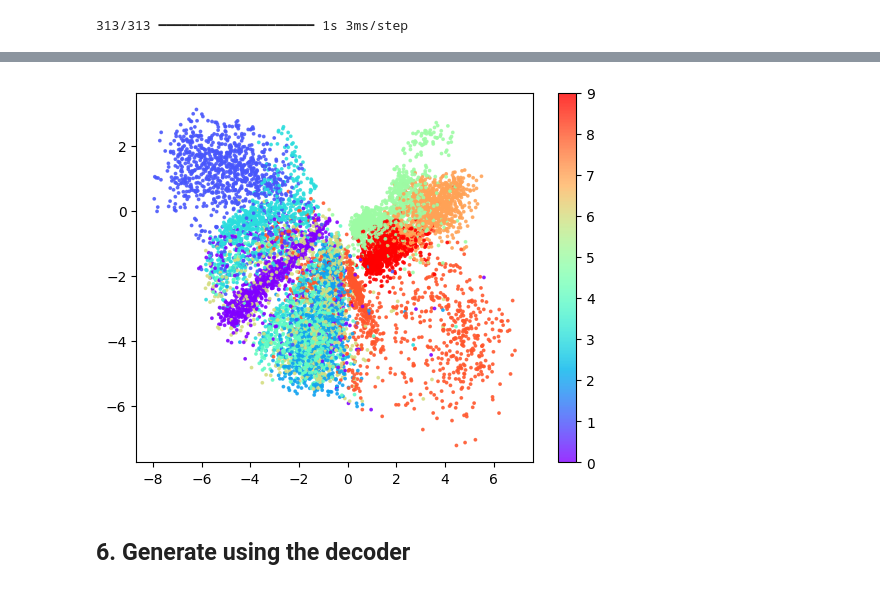
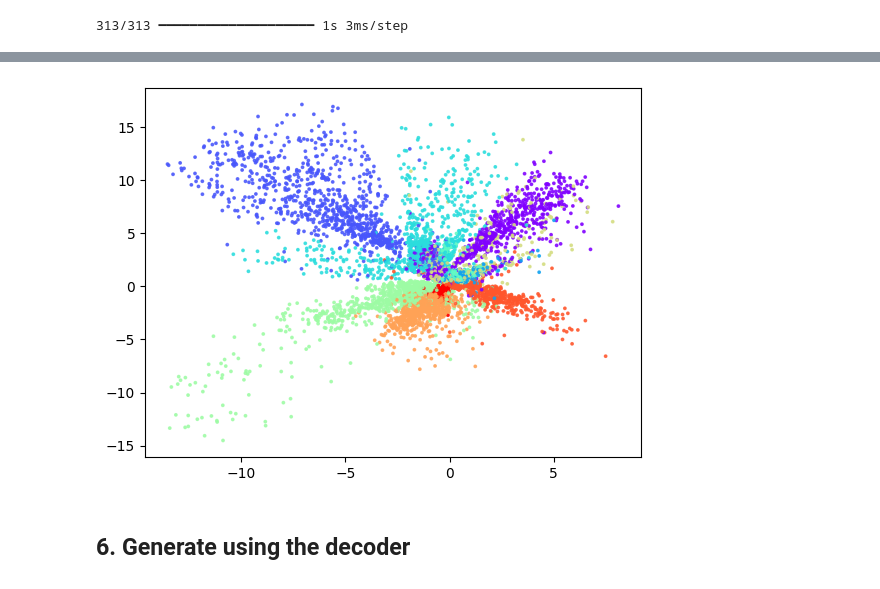
Before and after one commit to sadatrafsanjani/generative-ai, a Jupyter notebook: 1-autoencoder.ipynb, the cells around one changed output, grey strips where cells are left out. Drawn from its saved outputs; the diff is of its cells as text; code cells hidden in the pictures.

```diff
--- a/1-autoencoder.ipynb
+++ b/1-autoencoder.ipynb
@@ -90,7 +58,9 @@ encoder_input = layers.Input(shape=(IMAGE_SIZE, IMAGE_SIZE, CHANNELS), name="enc
 x = layers.Conv2D(32, (3, 3), strides=2, activation="relu", padding="same")(encoder_input)
 x = layers.Conv2D(64, (3, 3), strides=2, activation="relu", padding="same")(x)
 x = layers.Conv2D(128, (3, 3), strides=2, activation="relu", padding="same")(x)
-shape_before_flattening = x.shape[1:]
+x = layers.Conv2D(256, (3, 3), strides=2, activation="relu", padding="same")(x)
+x = layers.Conv2D(512, (3, 3), strides=2, activation="relu", padding="same")(x)
+shape = x.shape[1:]
 
 x = layers.Flatten()(x)
 encoder_output = layers.Dense(EMBEDDING_DIM, name="encoder_output")(x)
@@ -102,8 +72,10 @@ I0000 00:00:1793642910.474184     900 gpu_device.cc:2020] Created device /job:lo
 # %%
 # Decoder
 decoder_input = layers.Input(shape=(EMBEDDING_DIM,), name="decoder_input")
-x = layers.Dense(int(np.prod(shape_before_flattening)))(decoder_input)
-x = layers.Reshape(shape_before_flattening)(x)
+x = layers.Dense(int(np.prod(shape)))(decoder_input)
+x = layers.Reshape(shape)(x)
+x = layers.Conv2DTranspose(512, (3, 3), strides=2, activation="relu", padding="same")(x)
+x = layers.Conv2DTranspose(256, (3, 3), strides=2, activation="relu", padding="same")(x)
 x = layers.Conv2DTranspose(128, (3, 3), strides=2, activation="relu", padding="same")(x)
 x = layers.Conv2DTranspose(64, (3, 3), strides=2, activation="relu", padding="same")(x)
 x = layers.Conv2DTranspose(32, (3, 3), strides=2, activation="relu", padding="same")(x)
@@ -118,23 +90,7 @@ autoencoder = models.Model(encoder_input, decoder(encoder_output))
 # %%
 autoencoder.compile(optimizer="adam", loss="binary_crossentropy")
 # %%
-model_checkpoint_callback = callbacks.ModelCheckpoint(
-    filepath="autoencoder.keras",
-    save_weights_only=False,
-    save_freq="epoch",
-    monitor="loss",
-    mode="min",
-    save_best_only=True,
-    verbose=1
-)
+callback = callbacks.ModelCheckpoint(filepath="autoencoder.keras", save_weights_only=False, save_freq="epoch", monitor="loss", mode="min", save_best_only=True, verbose=1)
 # %%
-autoencoder.fit(
-    x_train,
-    x_train,
-    epochs=EPOCHS,
-    batch_size=BATCH_SIZE,
-    shuffle=True,
-    validation_data=(x_test, x_test),
-    callbacks=[model_checkpoint_callback, tensorboard_callback]
-)
+autoencoder.fit(x_train, x_train, epochs=EPOCHS, batch_size=BATCH_SIZE, shuffle=True, validation_data=(x_test, x_test), callbacks=callback)
 # %% [output]
@@ -213,9 +175,8 @@ plt.show()
 # %%
 plt.scatter(embeddings[:, 0], embeddings[:, 1], c=y_test[:n], cmap="rainbow", alpha=0.8, s=3)
-plt.colorbar()
 plt.show()
 # %% [output]
-[figure, old version]
+[figure, new version]
 # %% [markdown]
 ## 6. Generate using the decoder <a name="decode"></a>
 # %%
```
Also changed, not shown: parts of 20 cells of this notebook, 6 other files.
